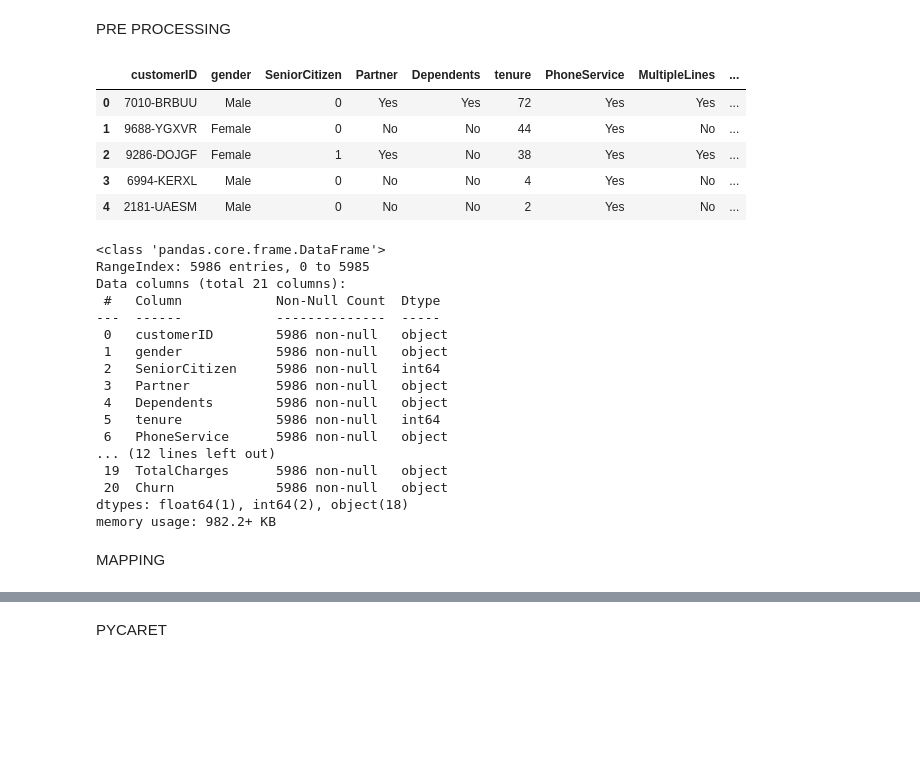
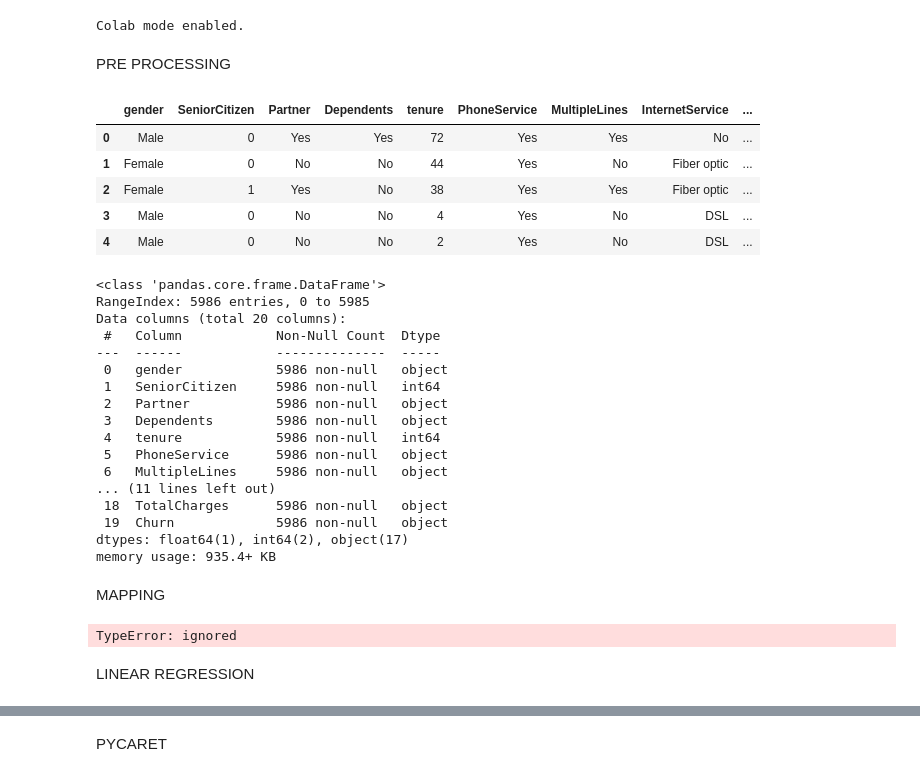
Before and after one commit to alessandropontini/DS_LAB_ECONOMICS_FOR_DS, a Jupyter notebook: main.ipynb, the cells around one changed output, grey strips where cells are left out. Drawn from its saved outputs; the diff is of its cells as text; code cells hidden in the pictures; blank space fills up the shorter version.

Commit message:
AGGIORNATO CODIFICA DATI, AGGIUNTA LINEAR REGRESSION (NEED TO BE FINISHED)

```diff
--- a/main.ipynb
+++ b/main.ipynb
@@ -5,37 +6,49 @@ import pandas as pd
+# %%
+import numpy as np
+import pandas as pd
+import matplotlib.pyplot as plt
+from pycaret.utils import enable_colab
+enable_colab()
+from pycaret.classification import *
+from sklearn.model_selection import train_test_split
+from statsmodels.multivariate.manova import MANOVA
+import statsmodels.api as sm
+# %% [output]
+Colab mode enabled.
 # %% [markdown]
 PRE PROCESSING
 # %%
 url = 'https://raw.githubusercontent.com/god-data-unimib/DS_LAB_ECONOMICS_FOR_DS/main/dataset1/telecom_users.csv'
 df = pd.read_csv(url)
-df = df.drop('Unnamed: 0', axis=1)
+df = df.drop(columns=['customerID', 'Unnamed: 0'])
 df.head()
 # %% [output]
-|  | customerID | gender | SeniorCitizen | Partner | Dependents | tenure | PhoneService | MultipleLines | ... |
-| 0 | 7010-BRBUU | Male | 0 | Yes | Yes | 72 | Yes | Yes | ... |
-| 1 | 9688-YGXVR | Female | 0 | No | No | 44 | Yes | No | ... |
-| 2 | 9286-DOJGF | Female | 1 | Yes | No | 38 | Yes | Yes | ... |
-| 3 | 6994-KERXL | Male | 0 | No | No | 4 | Yes | No | ... |
-| 4 | 2181-UAESM | Male | 0 | No | No | 2 | Yes | No | ... |
+|  | gender | SeniorCitizen | Partner | Dependents | tenure | PhoneService | MultipleLines | InternetService | ... |
+| 0 | Male | 0 | Yes | Yes | 72 | Yes | Yes | No | ... |
+| 1 | Female | 0 | No | No | 44 | Yes | No | Fiber optic | ... |
+| 2 | Female | 1 | Yes | No | 38 | Yes | Yes | Fiber optic | ... |
+| 3 | Male | 0 | No | No | 4 | Yes | No | DSL | ... |
+| 4 | Male | 0 | No | No | 2 | Yes | No | DSL | ... |
 # %%
 df.info()
 # %% [output]
 <class 'pandas.core.frame.DataFrame'>
 RangeIndex: 5986 entries, 0 to 5985
-Data columns (total 21 columns):
+Data columns (total 20 columns):
  #   Column            Non-Null Count  Dtype
 ---  ------            --------------  -----
- 0   customerID        5986 non-null   object
- 1   gender            5986 non-null   object
- 2   SeniorCitizen     5986 non-null   int64
- 3   Partner           5986 non-null   object
- 4   Dependents        5986 non-null   object
- 5   tenure            5986 non-null   int64
- 6   PhoneService      5986 non-null   object
-... (12 lines left out)
- 19  TotalCharges      5986 non-null   object
- 20  Churn             5986 non-null   object
-dtypes: float64(1), int64(2), object(18)
-memory usage: 982.2+ KB
+ 0   gender            5986 non-null   object
+ 1   SeniorCitizen     5986 non-null   int64
+ 2   Partner           5986 non-null   object
+ 3   Dependents        5986 non-null   object
+ 4   tenure            5986 non-null   int64
+ 5   PhoneService      5986 non-null   object
+ 6   MultipleLines     5986 non-null   object
+... (11 lines left out)
+ 18  TotalCharges      5986 non-null   object
+ 19  Churn             5986 non-null   object
+dtypes: float64(1), int64(2), object(17)
+memory usage: 935.4+ KB
 # %% [markdown]
 MAPPING
 # %%
@@ -43,15 +56,20 @@ df['gender'] = df['gender'].replace({'Male': 0, 'Female':1})
 df['Partner'] = df['Partner'].replace({'No': 0, 'Yes':1})
 df['Dependents'] = df['Dependents'].replace({'No': 0, 'Yes':1})
 df['PhoneService'] = df['PhoneService'].replace({'No': 0, 'Yes':1})
-df['MultipleLines'] = df['MultipleLines'].replace({'No': 0, 'Yes':1})
-df['InternetService'] = df['InternetService'].replace({'No': 0, 'DSL': 1, 'Fiber optic': 2})
+df['MultipleLines'] = df['MultipleLines'].replace({'No': 0, 'Yes':1, 'No phone service' : 3})
+df['InternetService'] = df['InternetService'].replace({1: 0, 2: 1, 3: 2})
 df['OnlineSecurity'] = df['OnlineSecurity'].replace({'No': 0, 'Yes': 1, 'No internet service': 2})
 df['OnlineBackup'] = df['OnlineBackup'].replace({'No': 0, 'Yes': 1, 'No internet service': 2})
 df['DeviceProtection'] = df['DeviceProtection'].replace({'No': 0, 'Yes': 1, 'No internet service': 2})
 df['TechSupport'] = df['TechSupport'].replace({'No': 0, 'Yes': 1, 'No internet service': 2})
 df['StreamingTV'] = df['StreamingTV'].replace({'No': 0, 'Yes': 1, 'No internet service': 2})
 df['StreamingMovies'] = df['StreamingMovies'].replace({'No': 0, 'Yes': 1, 'No internet service': 2})
-df['Contract'] = df['Contract'].replace({'One year': 1, 'Two year': 2, 'Month-to-month': 3})
 df['PaperlessBilling'] = df['PaperlessBilling'].replace({'No': 0, 'Yes':1})
-df['PaymentMethod'] = df['PaymentMethod'].replace({'Credit card (automatic)': 1, 'Bank transfer (automatic)': 2, 'Mailed check': 3, 'Electronic check': 4})
+df['InternetService'] = df['InternetService'].replace({'No': 0, 'Fiber optic': 1, 'DSL': 2})
+df['Contract'] = df['Contract'].replace({'Two year': 0, 'Month-to-month': 1, 'One year': 2})
+df['PaymentMethod'] = df['PaymentMethod'].replace({'Credit card (automatic)': 0, 'Bank transfer (automatic)': 1, 'Electronic check': 2, 'Mailed check': 3})
 df['Churn'] = df['Churn'].replace({'No': 0, 'Yes':1})
+# %% [output]
+TypeError: ignored
+# %% [markdown]
+LINEAR REGRESSION
```
Also changed, not shown: parts of 12 cells of this notebook.
